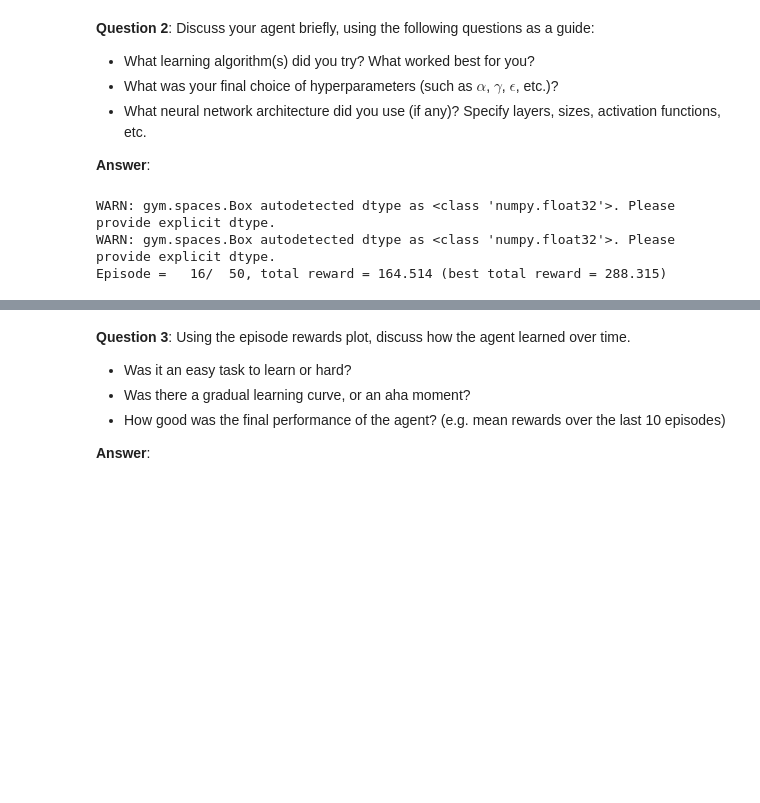
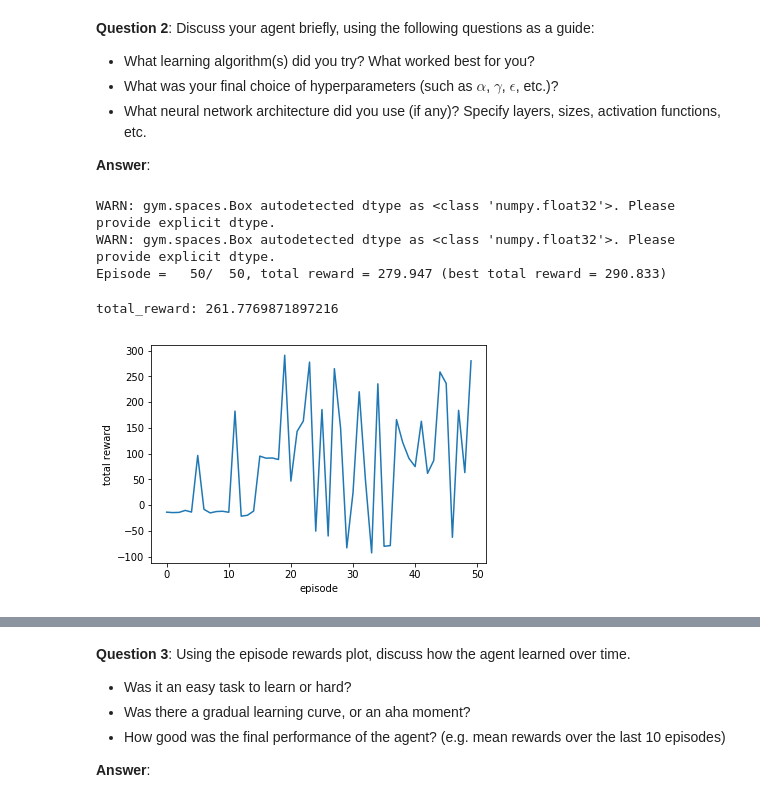
Before and after one commit to KnollFrank/RL-Quadcopter-2, a Jupyter notebook: Quadcopter_Project.ipynb, the cells around one changed output, grey strips where cells are left out. Drawn from its saved outputs; the diff is of its cells as text; code cells hidden in the pictures; blank space fills up the shorter version.

Commit message:
plotting models for Question 2

```diff
--- a/Quadcopter_Project.ipynb
+++ b/Quadcopter_Project.ipynb
@@ -335,11 +336,14 @@ def evaluate_agent_and_render(agent):
             break
     print("total_reward:", total_reward)
 # %%
-agent, total_rewards_per_episode = train_env('MountainCarContinuous-v0', num_episodes = 50)
+mountainCarAgent, mountainCar_total_rewards_per_episode = train_env('MountainCarContinuous-v0', num_episodes = 50)
 # %% [output]
 WARN: gym.spaces.Box autodetected dtype as <class 'numpy.float32'>. Please provide explicit dtype.
 WARN: gym.spaces.Box autodetected dtype as <class 'numpy.float32'>. Please provide explicit dtype.
-Episode =   16/  50, total reward = 164.514 (best total reward = 288.315)
+Episode =   50/  50, total reward = 279.947 (best total reward = 290.833)
 # %%
-plot_total_rewards_per_episode(total_rewards_per_episode)
-evaluate_agent_and_render(agent)
+plot_total_rewards_per_episode(mountainCar_total_rewards_per_episode)
+evaluate_agent_and_render(mountainCarAgent)
+# %% [output]
+total_reward: 261.7769871897216
+[figure, added]
```
Also changed, not shown: parts of 8 cells of this notebook.
